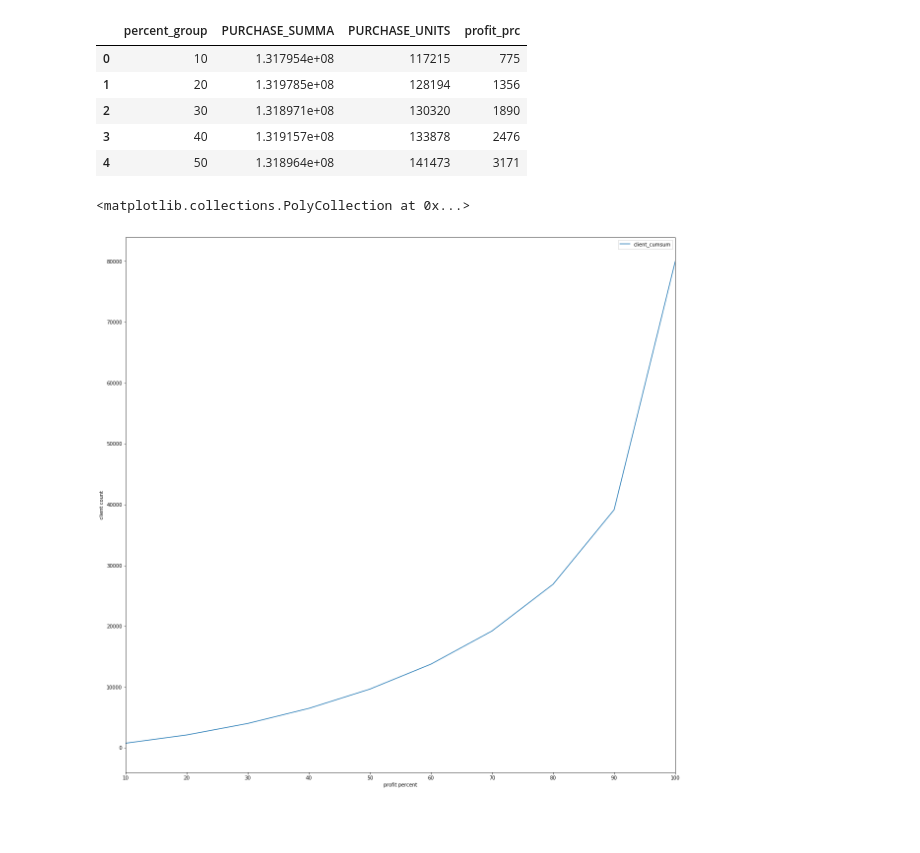
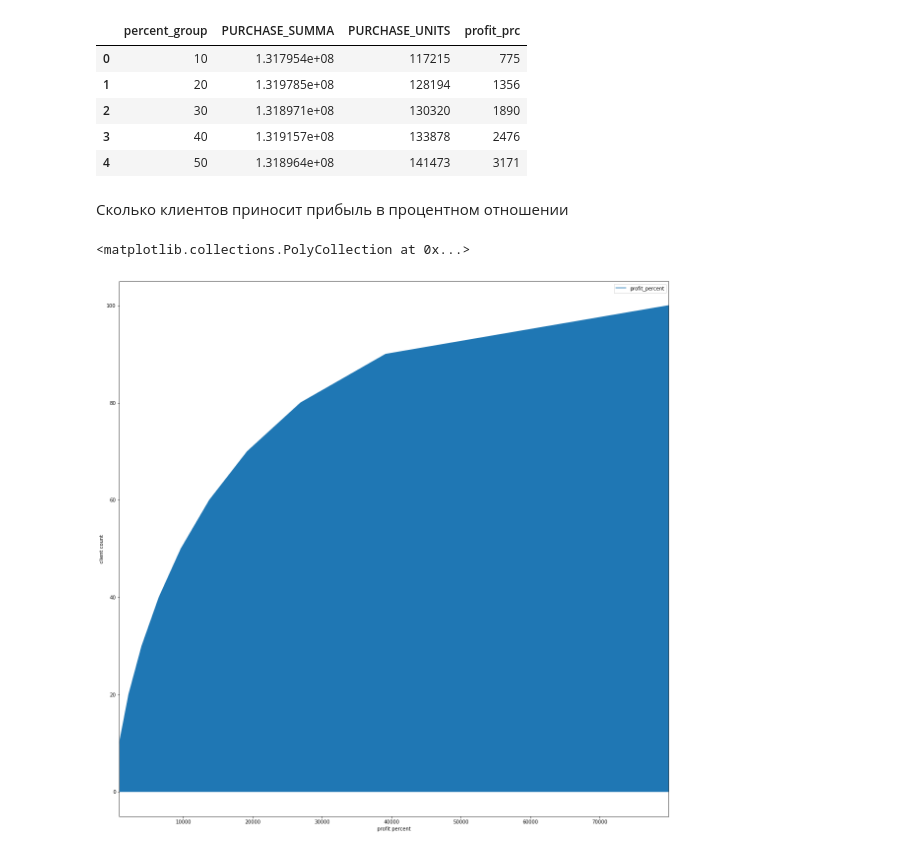
Before and after one commit to erlong15/bigdata_homework, a Jupyter notebook: homework2/homework2_2.ipynb, the cells around one changed output. Drawn from its saved outputs; the diff is of its cells as text; code cells hidden in the pictures; blank space fills up the shorter version.

```diff
--- a/homework2/homework2_2.ipynb
+++ b/homework2/homework2_2.ipynb
@@ -54,19 +54,22 @@ grp_df.head(5)
 grp_df = grp_df.rename(columns={'profit_prc':'client_count'})
 # %%
 grp_df['client_cumsum'] = grp_df['client_count'].cumsum()
+grp_df['profit_percent'] = grp_df['percent_group'].astype(int)
+# %% [markdown]
+Сколько клиентов приносит прибыль в процентном отношении
 # %%
 #fig, ax1= plt.subplots(1, 1)
 #ax1.figsize=(20, 20)
 
 #,df['PURCHASE_UNITS_KIDS'],df['PURCHASE_UNITS_MEN'],df['PURCHASE_UNITS_WOMEN']
 #df.sort_values()
 #grp_df['percent_group'].astype(int)
 #grp_df['percent_group']+10
-ax = grp_df.plot(x='percent_group',y='client_cumsum', figsize=(20, 20), )
+ax = grp_df.plot(y='profit_percent',x='client_cumsum', figsize=(20, 20), )
 ax.set_xlabel("profit percent")
 ax.set_ylabel("client count")
-ax.fill_between(grp_df['client_cumsum'], 0, grp_df['percent_group'])
+ax.fill_between(grp_df['client_cumsum'], 0, grp_df['profit_percent'])
 #df[['PURCHASE_UNITS']].stackplot()
 # %% [output]
 <matplotlib.collections.PolyCollection at 0x...>
-[figure, old version]
+[figure, new version]
```
